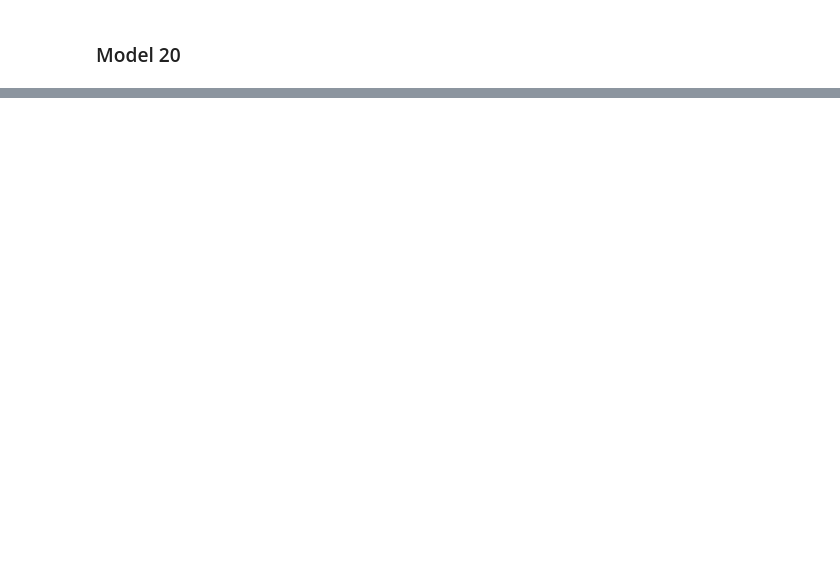
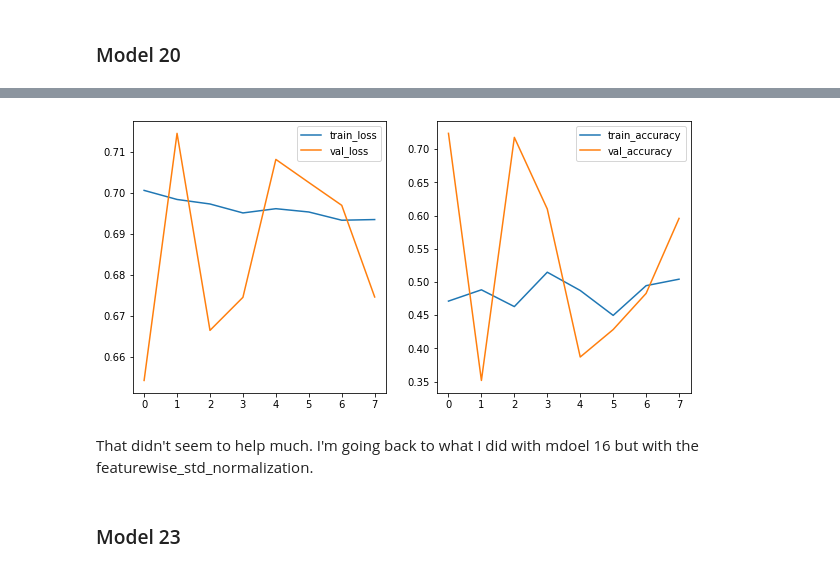
Before and after one commit to jonniebrown/Classifying-Diabetic-Retinopathy-with-CNN, a Jupyter notebook: Notebooks/binary_tuning.ipynb, the cells around one changed output, grey strips where cells are left out. Cells and saved outputs as stored; diff of their text form; code cells hidden in the pictures; blank space fills up the shorter version.

```diff
--- a/Notebooks/binary_tuning.ipynb
+++ b/Notebooks/binary_tuning.ipynb
@@ -834,0 +670,8 @@ optimizer = optimizers.Adam(learning_rate=1e-4)
+# %%
+plot_results(results)
+# %% [output]
+[figure, added]
+# %% [markdown]
+That didn't seem to help much. I'm going back to what I did with mdoel 16 but with the featurewise_std_normalization.
+# %% [markdown]
+### Model 23
```
Also changed, not shown: parts of 88 cells of this notebook, 2 other files.
